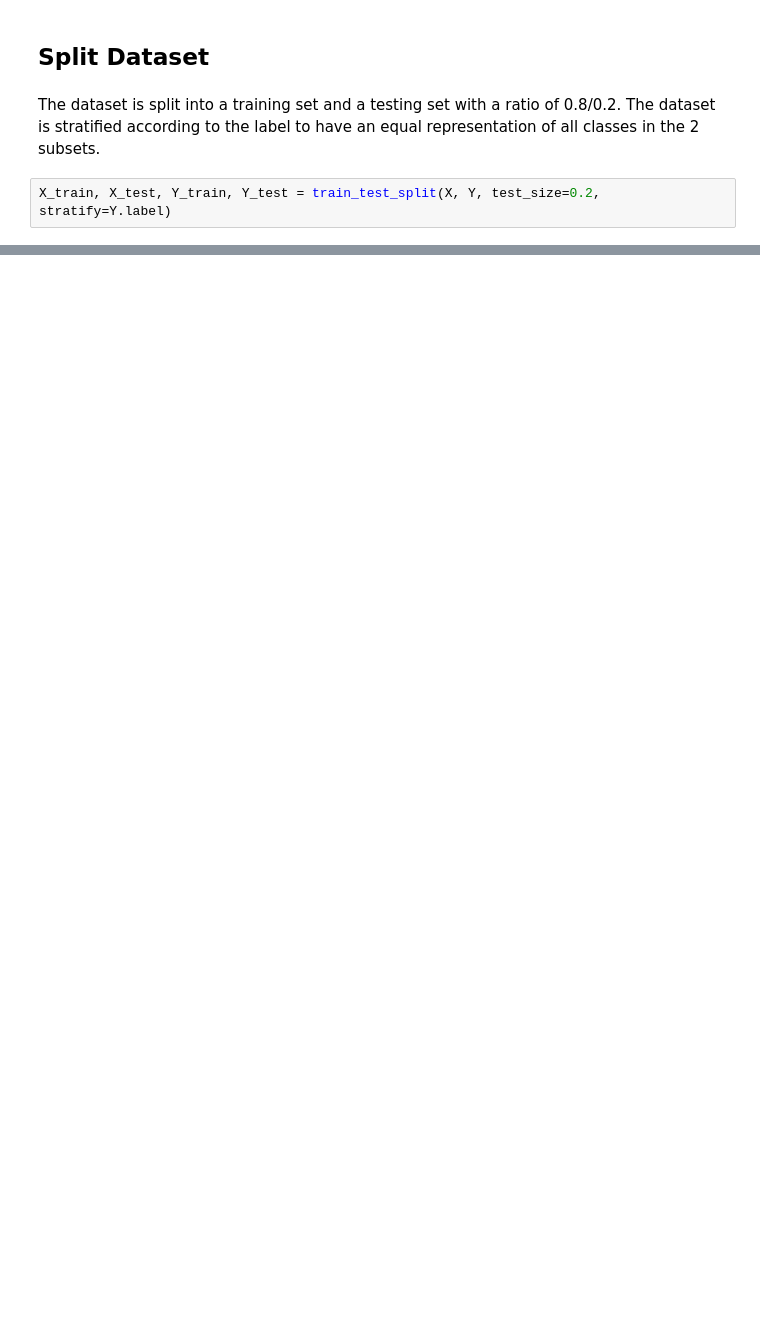
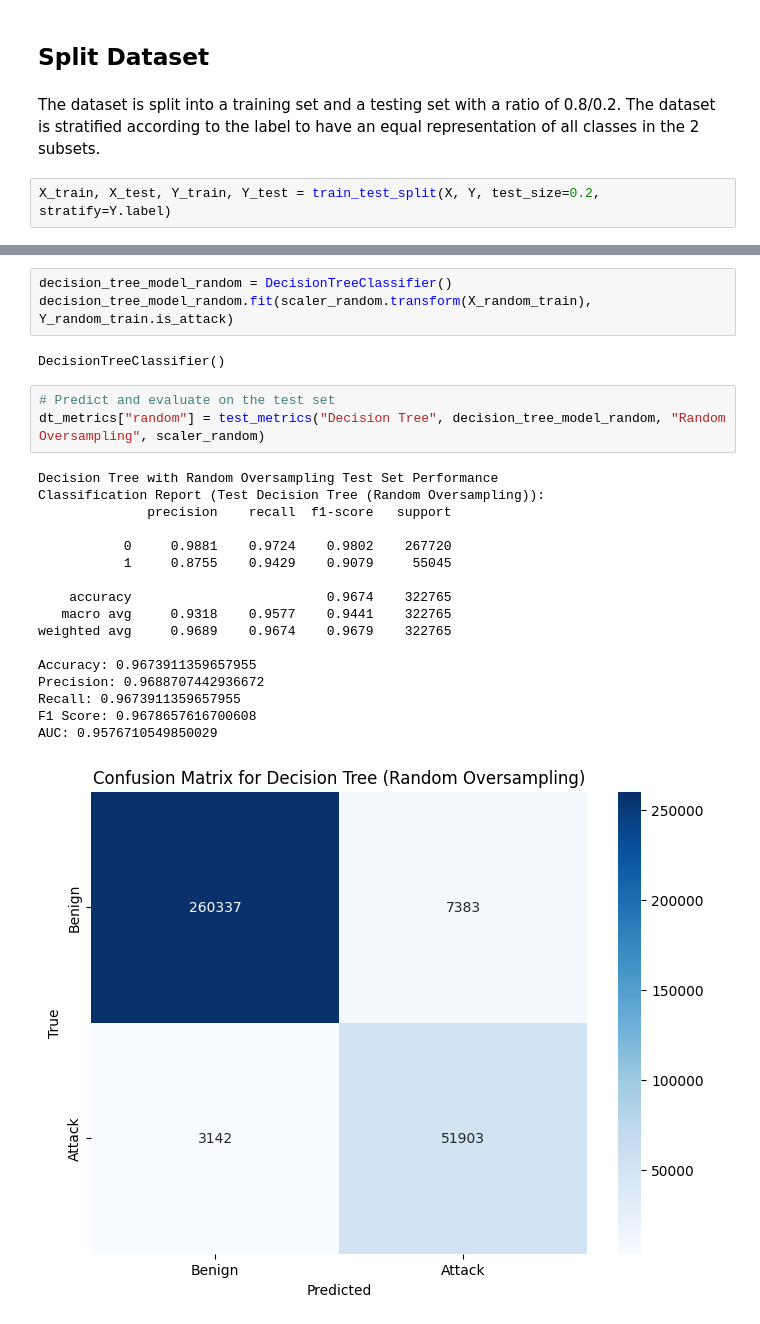
Before and after one commit to Joe-0120/ML-IDS, a Jupyter notebook: 2_ML_DL/5_ML_Default_2018.ipynb, the cells around one changed output, grey strips where cells are left out. Drawn from its saved outputs; the diff is of its cells as text; blank space fills up the shorter version.

```diff
--- a/2_ML_DL/5_ML_Default_2018.ipynb
+++ b/2_ML_DL/5_ML_Default_2018.ipynb
@@ -270,0 +599,26 @@ print(Y_train.is_attack.value_counts())
+# %%
+decision_tree_model_random = DecisionTreeClassifier()
+decision_tree_model_random.fit(scaler_random.transform(X_random_train), Y_random_train.is_attack)
+# %% [output]
+DecisionTreeClassifier()
+# %%
+# Predict and evaluate on the test set
+dt_metrics["random"] = test_metrics("Decision Tree", decision_tree_model_random, "Random Oversampling", scaler_random)
+# %% [output]
+Decision Tree with Random Oversampling Test Set Performance
+Classification Report (Test Decision Tree (Random Oversampling)):
+              precision    recall  f1-score   support
+
+           0     0.9881    0.9724    0.9802    267720
+           1     0.8755    0.9429    0.9079     55045
+
+    accuracy                         0.9674    322765
+   macro avg     0.9318    0.9577    0.9441    322765
+weighted avg     0.9689    0.9674    0.9679    322765
+
+Accuracy: 0.9673911359657955
+Precision: 0.9688707442936672
+Recall: 0.9673911359657955
+F1 Score: 0.9678657616700608
+AUC: 0.9576710549850029
+[figure, added]
```
Also changed, not shown: parts of 72 cells of this notebook, 2 other files.
